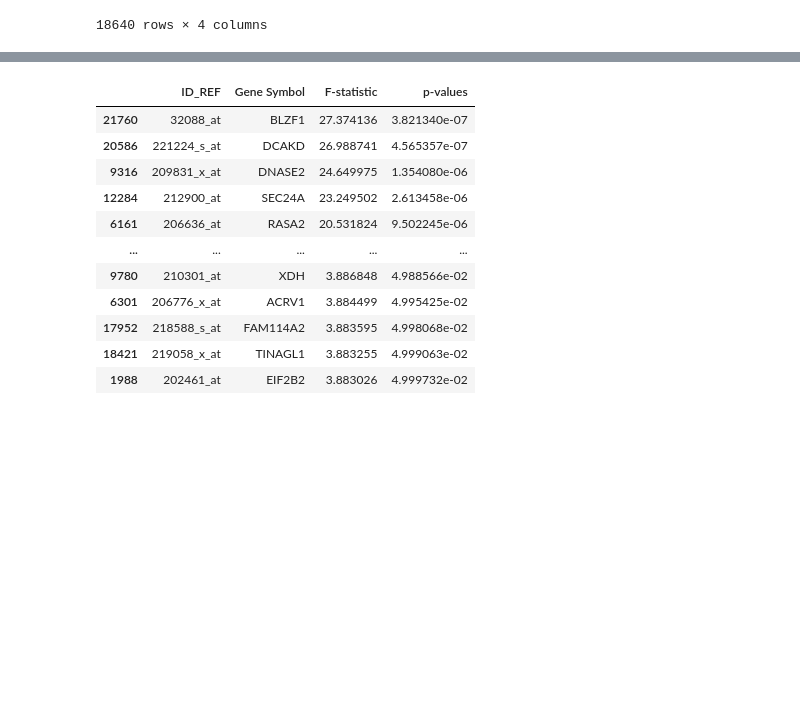
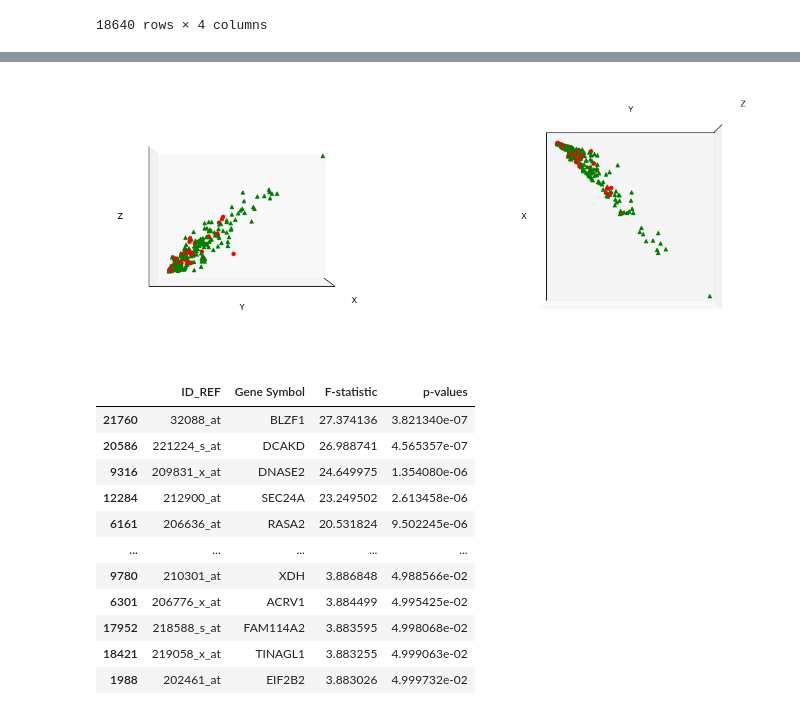
Before and after one commit to jasonrichdarmawan/npu-introduction-of-bioinformatics-data-visualization-logistic-regression, a Jupyter notebook: 01.ipynb, the cells around one changed output, grey strips where cells are left out. Drawn from its saved outputs; the diff is of its cells as text; code cells hidden in the pictures; blank space fills up the shorter version.

```diff
--- a/01.ipynb
+++ b/01.ipynb
@@ -361,3 +377,54 @@ df_chi2[df_chi2["p-values"] < 0.05].sort_values(ascending=False, by="chi2 stats"
+# %%
+# check 3d scatter plot of top 3 selected features
+
+# define features
+x_feature = "215121_x_at"
+y_feature = "209138_x_at"
+z_feature = "211430_s_at"
+
+# data
+x_list = df_gse2034_data_transposed_target[x_feature]
+y_list = df_gse2034_data_transposed_target[y_feature]
+z_list = df_gse2034_data_transposed_target[z_feature]
+target_list = df_gse2034_data_transposed_target["!Sample_characteristics_ch1"]
+
+# Define different angles for the plot
+angles = [
+  (0,0), (90, 0),
+]  # List of (elev, azim) tuples
+
+# Create a figure with subplots
+fig, axes = plt.subplots(1, len(angles), figsize=(15, 5), subplot_kw={'projection': '3d'})
+
+# Loop through different angles and generate the plot for each one in a subplot
+for ax, (elev, azim) in zip(axes, angles):
+    # Scatter plot with colors and markers based on target
+    for x, y, z, target in zip(x_list, y_list, z_list, target_list):
+        if target == 1:
+            ax.scatter(x, y, z, marker='o', color='red')  # Red for target 1
+        elif target == 0:
+            ax.scatter(x, y, z, marker='^', color='green')  # Green for target 0
+
+    # Set axis labels
+    ax.set_xlabel("X")
+    ax.set_ylabel("Y")
+    ax.set_zlabel("Z")
+
+    # Hide the axis ticks
+    ax.set_xticks([])
+    ax.set_yticks([])
+    ax.set_zticks([])
+
+    # Rotate the plot to the specified angle
+    ax.view_init(elev=elev, azim=azim)
+
+# Adjust layout to prevent overlapping
+plt.tight_layout()
+
+# Show the figure with all subplots
+plt.show()
+# %% [output]
+[figure, added]
 # %%
 # Feature Selection using the ANOVA F-value, p-value lower than 0.05
 f_statistic, p_values = f_classif(X_train, y_train)
```
Also changed, not shown: parts of 11 cells of this notebook, 1 other file.
